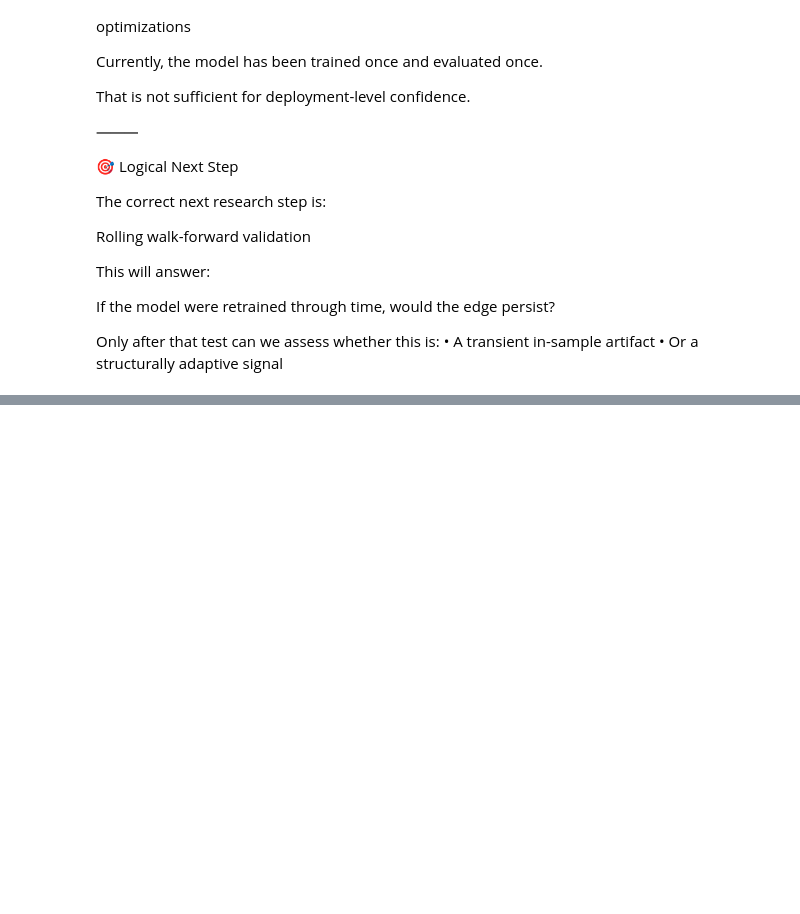
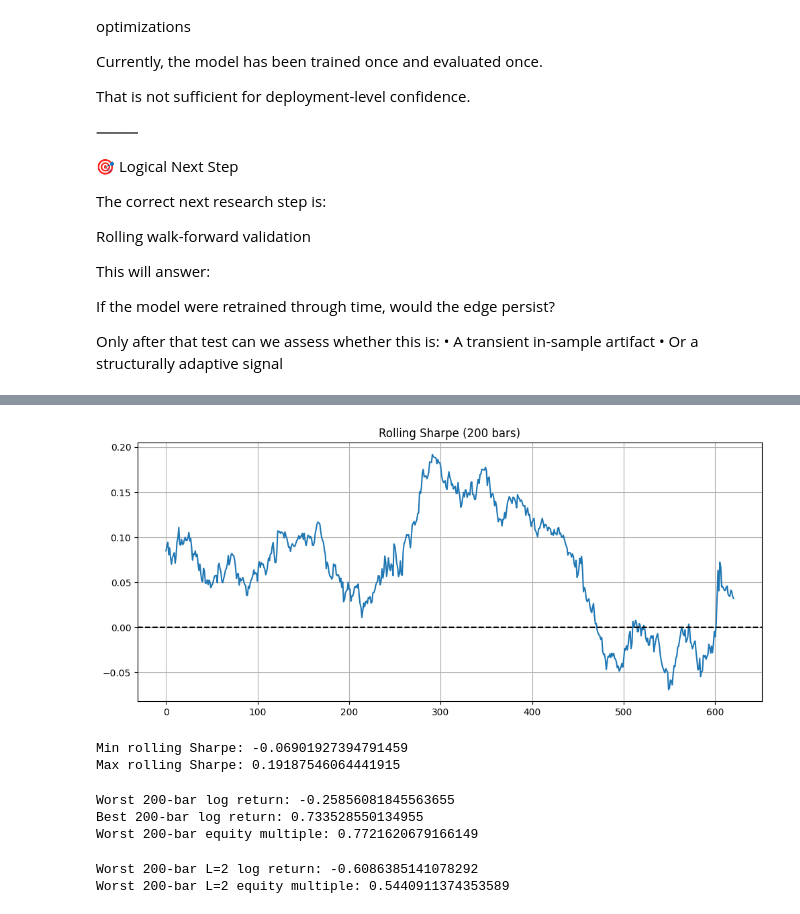
Before and after one commit to lucatoselliwork-source/XRPUSDT-Quant-ML, a Jupyter notebook: XRP_Model.ipynb, the cells around one changed output, grey strips where cells are left out. Saved outputs shown, nothing was run; the diff lists cells and outputs as text; code cells hidden in the pictures; blank space fills up the shorter version.

```diff
--- a/XRP_Model.ipynb
+++ b/XRP_Model.ipynb
@@ -613,0 +900,65 @@ Only after that test can we assess whether this is:
+# %%
+import numpy as np
+import matplotlib.pyplot as plt
+
+# Use unlevered net log returns for structural test
+r = A["trade_log_return_net_taker"].to_numpy()
+
+window = 200
+rolling_sharpe = []
+
+for i in range(len(r) - window):
+    sub = r[i:i+window]
+    mu = sub.mean()
+    sigma = sub.std(ddof=1)
+    sharpe = mu / sigma if sigma > 0 else 0
+    rolling_sharpe.append(sharpe)
+
+plt.figure(figsize=(12,5))
+plt.plot(rolling_sharpe)
+plt.axhline(0, color='black', linestyle='--')
+plt.title("Rolling Sharpe (200 bars)")
+plt.grid(True)
+plt.show()
+
+print("Min rolling Sharpe:", np.min(rolling_sharpe))
+print("Max rolling Sharpe:", np.max(rolling_sharpe))
+# %% [output]
+[figure, added]
+Min rolling Sharpe: -0.06901927394791459
+Max rolling Sharpe: 0.19187546064441915
+# %%
+window = 200
+cum_returns = []
+
+for i in range(len(r) - window):
+    sub = r[i:i+window]
+    cum = np.sum(sub)
+    cum_returns.append(cum)
+
+worst_window = np.min(cum_returns)
+best_window = np.max(cum_returns)
+
+print("Worst 200-bar log return:", worst_window)
+print("Best 200-bar log return:", best_window)
+print("Worst 200-bar equity multiple:", np.exp(worst_window))
+# %% [output]
+Worst 200-bar log return: -0.25856081845563655
+Best 200-bar log return: 0.733528550134955
+Worst 200-bar equity multiple: 0.7721620679166149
+# %%
+r_L2 = np.diff(np.log(A_L2["equity_A_L"].to_numpy()))
+
+window = 200
+cum_L2 = []
+
+for i in range(len(r_L2) - window):
+    sub = r_L2[i:i+window]
+    cum_L2.append(np.sum(sub))
+
+worst_L2 = np.min(cum_L2)
+print("Worst 200-bar L=2 log return:", worst_L2)
+print("Worst 200-bar L=2 equity multiple:", np.exp(worst_L2))
+# %% [output]
+Worst 200-bar L=2 log return: -0.6086385141078292
+Worst 200-bar L=2 equity multiple: 0.5440911374353589
```
Also changed, not shown: parts of 79 cells of this notebook.
